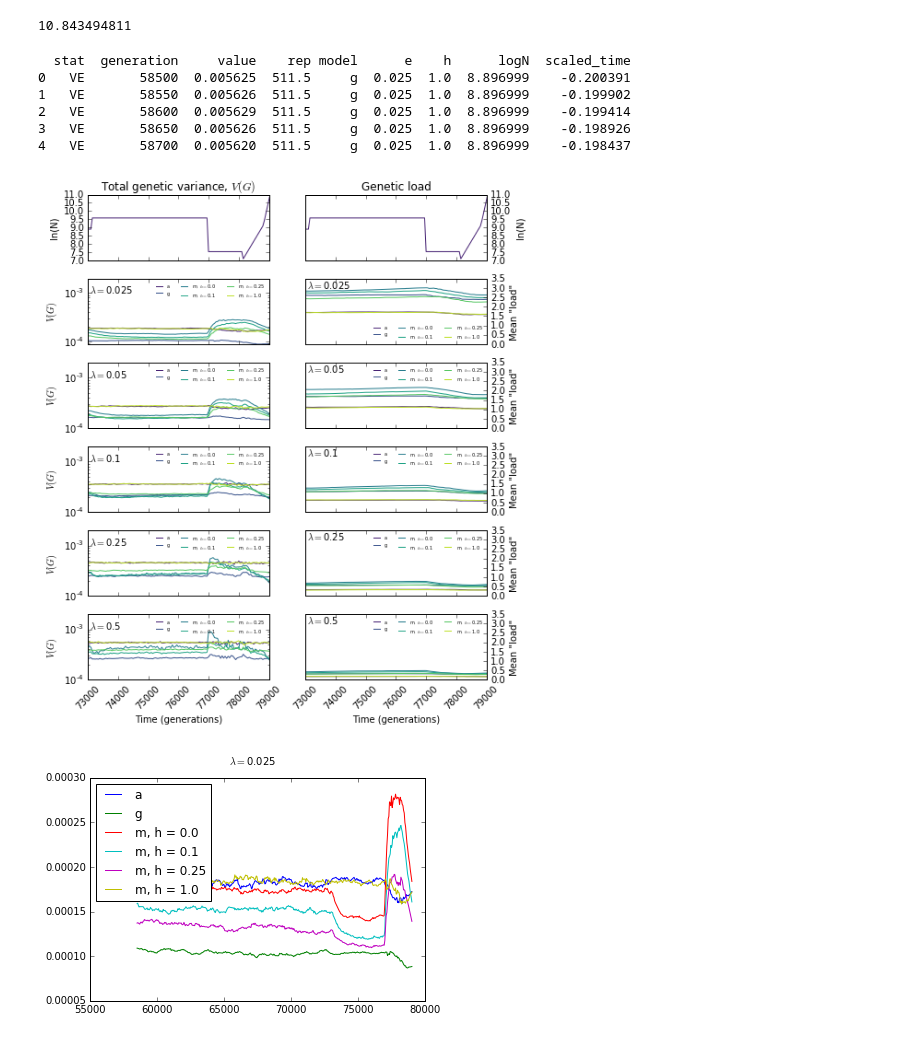
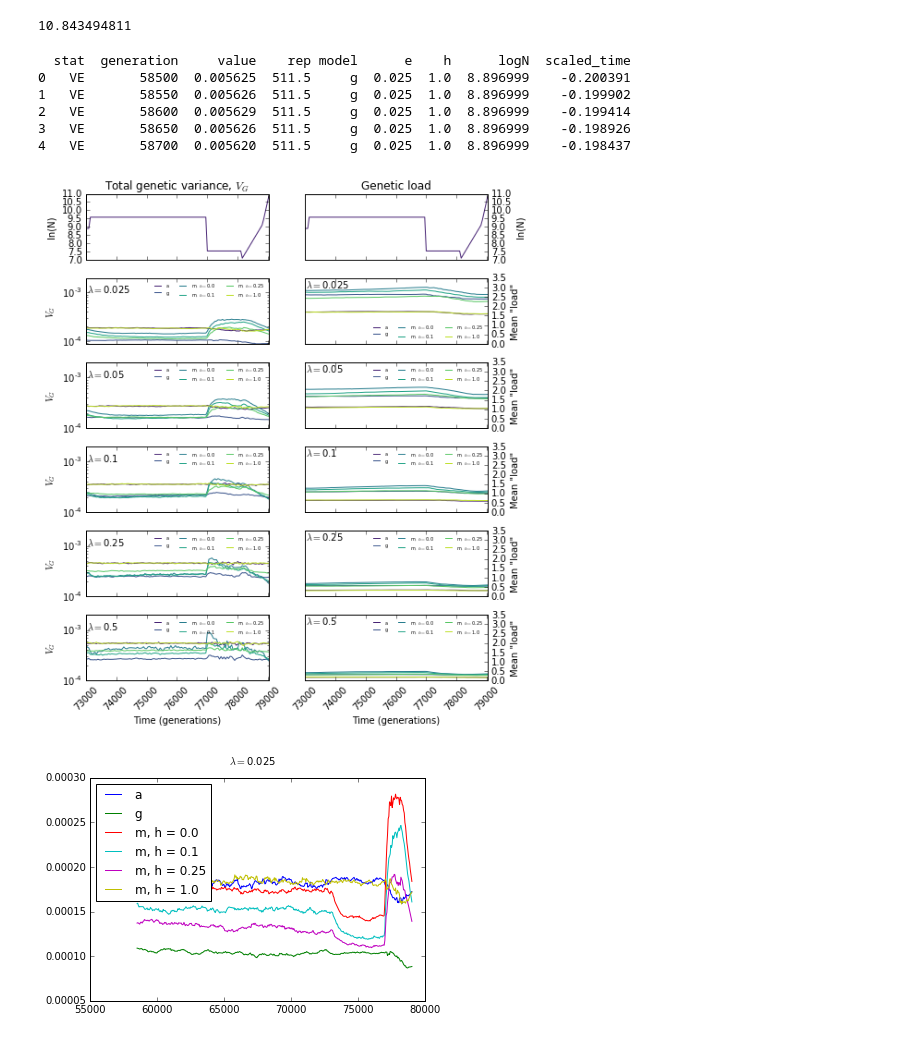
Before and after one commit to molpopgen/TennessenEAonly, a Jupyter notebook: Stats.ipynb, the cells around one changed output. Saved outputs shown, nothing was run; the diff lists cells and outputs as text; code cells hidden in the pictures.

```diff
--- a/Stats.ipynb
+++ b/Stats.ipynb
@@ -173,39 +173,39 @@ for i in range(1,len(A)):
     A[i].set_ylim(0.0,2e-3)
     A[i].yaxis.set_ticks([1e-4,1e-3])
     A[i].text(73050,1e-3,r'$\lambda = $'+'{0:0.2}'.format(L[i-1]))
-    A[i].set_ylabel(r'$V(G)$')
+    A[i].set_ylabel(r'$V_G$')
 for i in range(1,len(B)):
     B[i].set_ylim(0.0,3.5)
     B[i].text(73050,3.0,r'$\lambda = $'+'{0:0.2}'.format(L[i-1]))
     B[i].set_ylabel(r'Mean "load"')
 for i in range(len(A)-1):
     plt.setp(A[i].get_xticklabels(),visible=False)
     plt.setp(B[i].get_xticklabels(),visible=False)
 
-A[0].set_title("Total genetic variance, "+r'$V(G)$')
+A[0].set_title("Total genetic variance, "+r'$V_G$')
 B[0].set_title("Genetic load")
 A[len(A)-1].set_xlabel("Time (generations)")
 plt.setp(A[len(A)-1].get_xticklabels(),rotation=45)
 B[len(B)-1].set_xlabel("Time (generations)")
 plt.setp(B[len(B)-1].get_xticklabels(),rotation=45)
 A[0].set_ylabel("ln(N)")
 B[0].set_ylabel("ln(N)")
 for i in range(1,len(A)):
     A[i].legend(loc='upper right',prop={'size':5},ncol=3,frameon=False)
 B[1].legend(loc='lower right',prop={'size':5},ncol=3,frameon=False)
 for i in range(2,len(B)):
     B[i].legend(loc='upper right',prop={'size':5},ncol=3,frameon=False)
 plt.tight_layout()
 plt.show()
 fig.savefig('TennessenStats.tif',dpi=600)
 # %% [output]
   stat  generation     value    rep model      e    h      logN  scaled_time
 0   VE       58500  0.005625  511.5     g  0.025  1.0  8.896999    -0.200391
 1   VE       58550  0.005626  511.5     g  0.025  1.0  8.896999    -0.199902
 2   VE       58600  0.005629  511.5     g  0.025  1.0  8.896999    -0.199414
 3   VE       58650  0.005626  511.5     g  0.025  1.0  8.896999    -0.198926
 4   VE       58700  0.005620  511.5     g  0.025  1.0  8.896999    -0.198437
-[figure, old version]
+[figure, new version]
 # %%
 #Now, do some actual plotting
 s=pd.read_hdf('statsummaryMean.h5')
```
Also changed, not shown: 3 other files.
